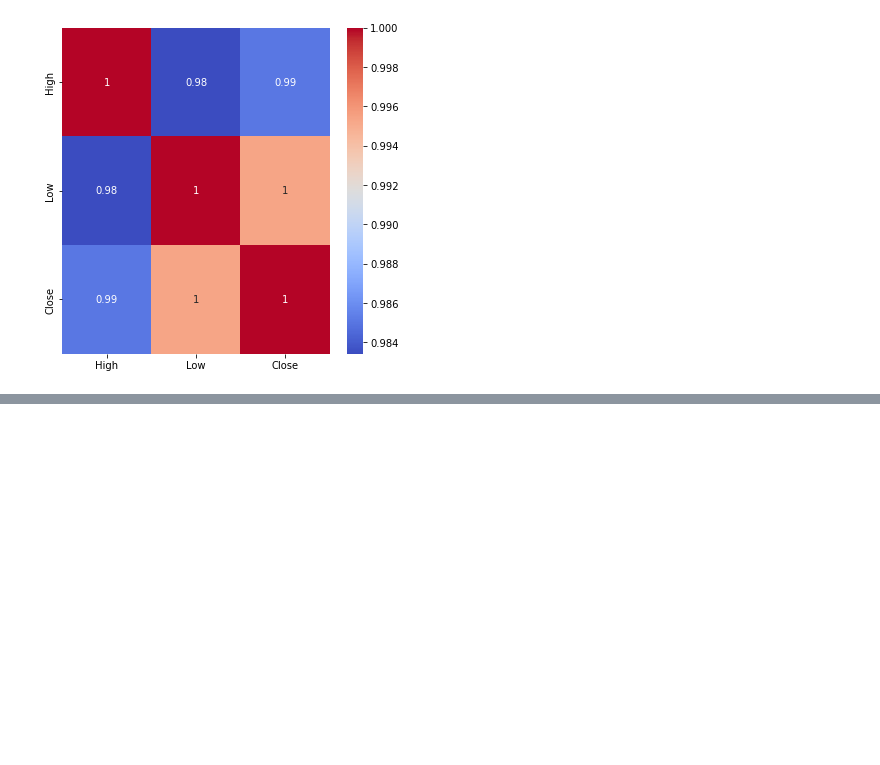
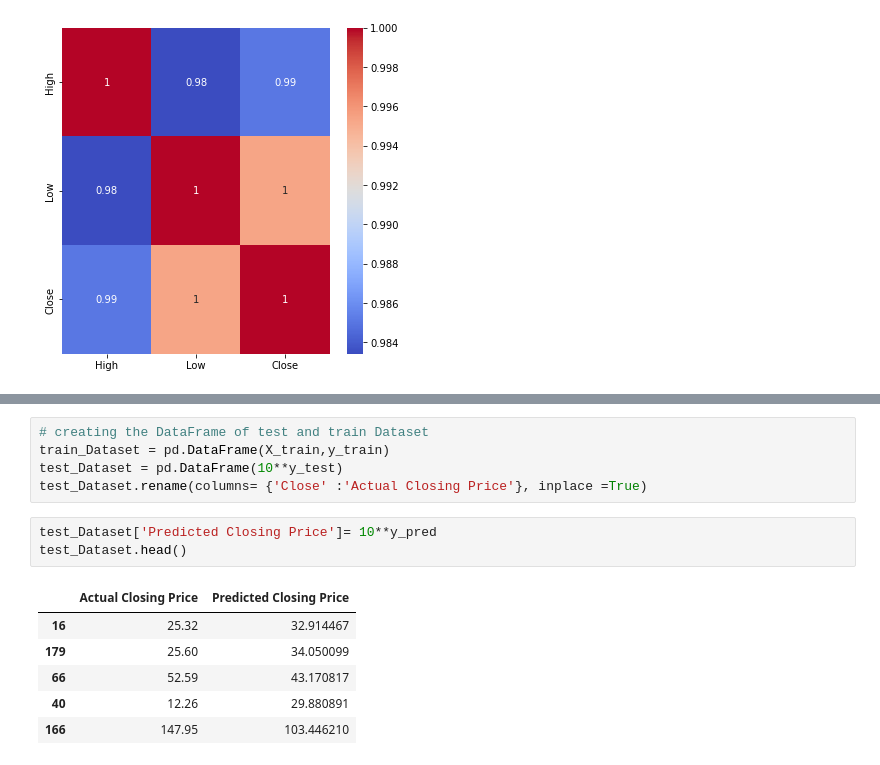
Before and after one commit to Vinitladse/YES-BANK-STOCK-CLOSING-PRICE-PREDICTION, a Jupyter notebook: YES_BANK_STOCK_CLOSING_PRICE_PREDICTION.ipynb, the cells around one changed output, grey strips where cells are left out. Saved outputs shown, nothing was run; the diff lists cells and outputs as text; blank space fills up the shorter version.

```diff
--- a/YES_BANK_STOCK_CLOSING_PRICE_PREDICTION.ipynb
+++ b/YES_BANK_STOCK_CLOSING_PRICE_PREDICTION.ipynb
@@ -349,0 +431,15 @@ plt.show()
+# %%
+# creating the DataFrame of test and train Dataset
+train_Dataset = pd.DataFrame(X_train,y_train)
+test_Dataset = pd.DataFrame(10**y_test)
+test_Dataset.rename(columns= {'Close' :'Actual Closing Price'}, inplace =True)
+# %%
+test_Dataset['Predicted Closing Price']= 10**y_pred
+test_Dataset.head()
+# %% [output]
+|  | Actual Closing Price | Predicted Closing Price |
+| 16 | 25.32 | 32.914467 |
+| 179 | 25.60 | 34.050099 |
+| 66 | 52.59 | 43.170817 |
+| 40 | 12.26 | 29.880891 |
+| 166 | 147.95 | 103.446210 |
```
Also changed, not shown: parts of 25 cells of this notebook.
